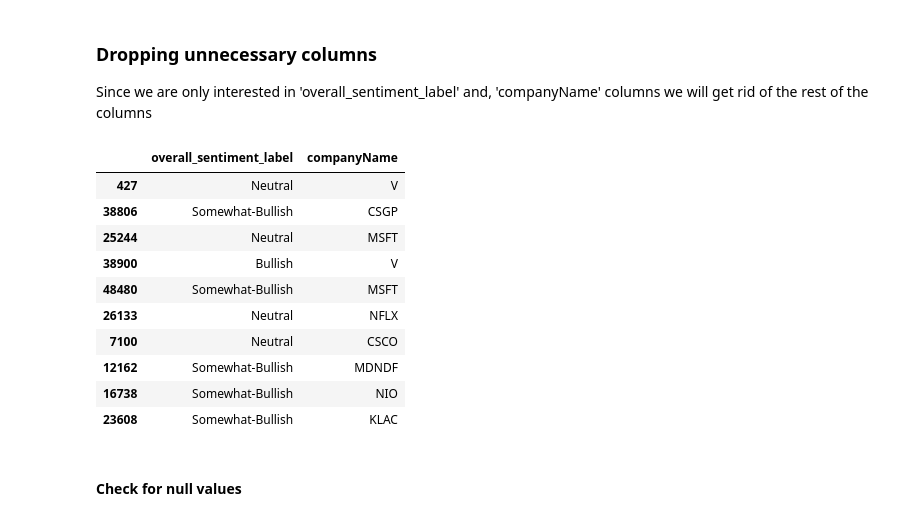
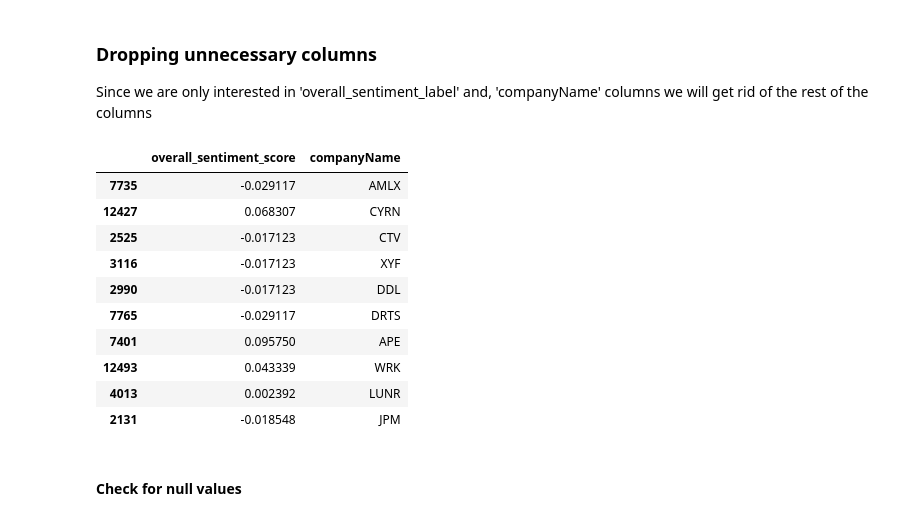
Before and after one commit to carefulDoppelganger/NotebookSamples, a Jupyter notebook: EDA/EDA.ipynb, the cells around one changed output. Drawn from its saved outputs; the diff is of its cells as text; code cells hidden in the pictures.

```diff
--- a/EDA/EDA.ipynb
+++ b/EDA/EDA.ipynb
@@ -49,21 +47,21 @@ x >= 0.35           : Bullish'
 Since we are only interested in 'overall_sentiment_label' and, 'companyName' columns we will get rid of the rest of the columns
 # %%
 # Drop all columns except 'overall_sentiment_label' and 'companyName'
-sentimentdata_subset = sentiment_data[['overall_sentiment_label', 'companyName']]
+sentimentdata_subset = sentiment_data[['overall_sentiment_score', 'companyName']]
 # Take a look at the new dataset
 sentimentdata_subset.sample(10)
 # %% [output]
-|  | overall_sentiment_label | companyName |
-| 427 | Neutral | V |
-| 38806 | Somewhat-Bullish | CSGP |
-| 25244 | Neutral | MSFT |
-| 38900 | Bullish | V |
-| 48480 | Somewhat-Bullish | MSFT |
-| 26133 | Neutral | NFLX |
-| 7100 | Neutral | CSCO |
-| 12162 | Somewhat-Bullish | MDNDF |
-| 16738 | Somewhat-Bullish | NIO |
-| 23608 | Somewhat-Bullish | KLAC |
+|  | overall_sentiment_score | companyName |
+| 7735 | -0.029117 | AMLX |
+| 12427 | 0.068307 | CYRN |
+| 2525 | -0.017123 | CTV |
+| 3116 | -0.017123 | XYF |
+| 2990 | -0.017123 | DDL |
+| 7765 | -0.029117 | DRTS |
+| 7401 | 0.095750 | APE |
+| 12493 | 0.043339 | WRK |
+| 4013 | 0.002392 | LUNR |
+| 2131 | -0.018548 | JPM |
 # %% [markdown]
 #### Check for null values
 # %%
```
Also changed, not shown: parts of 28 cells of this notebook, 5 other files.
